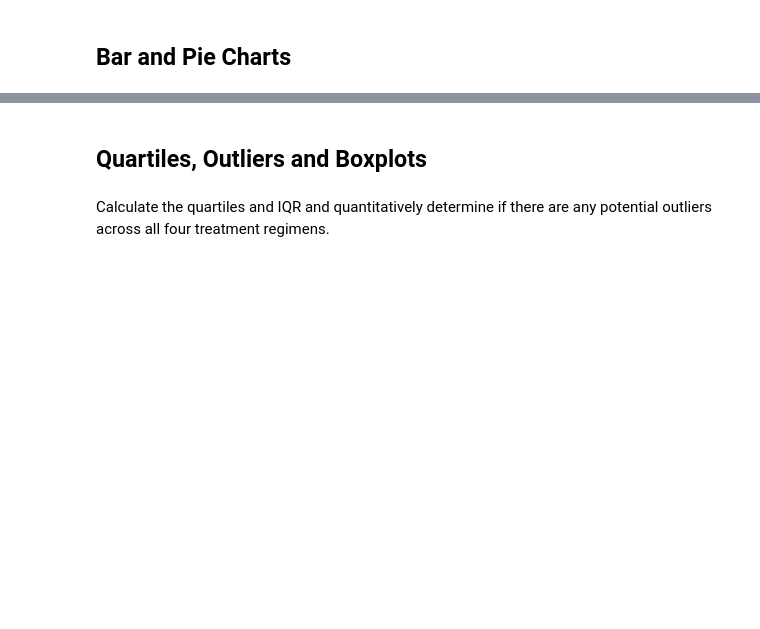
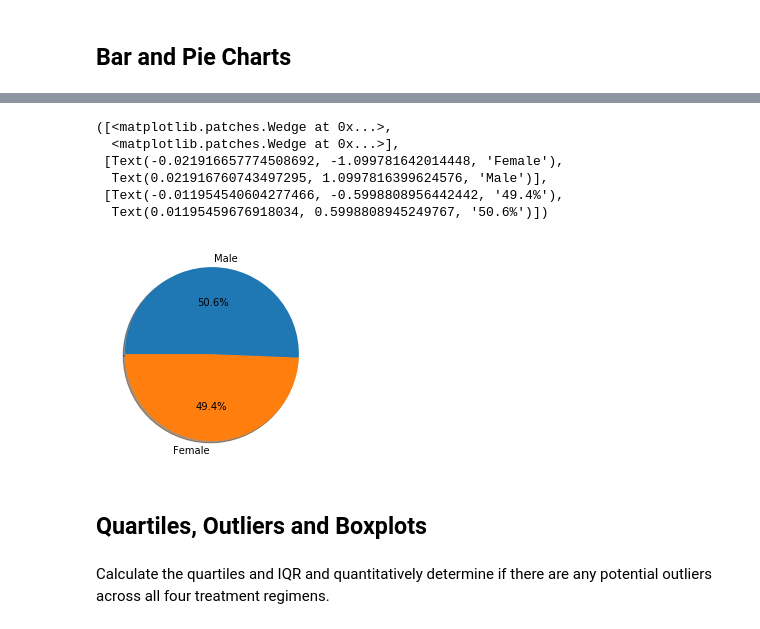
Before and after one commit to matteo005/MatPlotLib_HW, a Jupyter notebook: pymaceuticals_starter.ipynb, the cells around one changed output, grey strips where cells are left out. Drawn from its saved outputs; the diff is of its cells as text; code cells hidden in the pictures; blank space fills up the shorter version.

```diff
--- a/pymaceuticals_starter.ipynb
+++ b/pymaceuticals_starter.ipynb
@@ -136,3 +166,20 @@ Name: tumor, dtype: float64
+# %%
+# Generate identical pie plot using pyplot
+colors = ["tab:orange", "tab:blue"]
+explode = (0,0)
+genders = ["Female", "Male"]
+
+#Generate pie plot using
+plt.pie(gender_count, explode=explode, labels=genders, colors=colors,
+        autopct="%1.1f%%", shadow=True, startangle=180)
+# %% [output]
+([<matplotlib.patches.Wedge at 0x...>,
+  <matplotlib.patches.Wedge at 0x...>],
+ [Text(-0.021916657774508692, -1.099781642014448, 'Female'),
+  Text(0.021916760743497295, 1.0997816399624576, 'Male')],
+ [Text(-0.011954540604277466, -0.5998808956442442, '49.4%'),
+  Text(0.01195459676918034, 0.5998808945249767, '50.6%')])
+[figure, added]
 # %% [markdown]
 ## Quartiles, Outliers and Boxplots
 # %%
```
Also changed, not shown: parts of 6 cells of this notebook.
